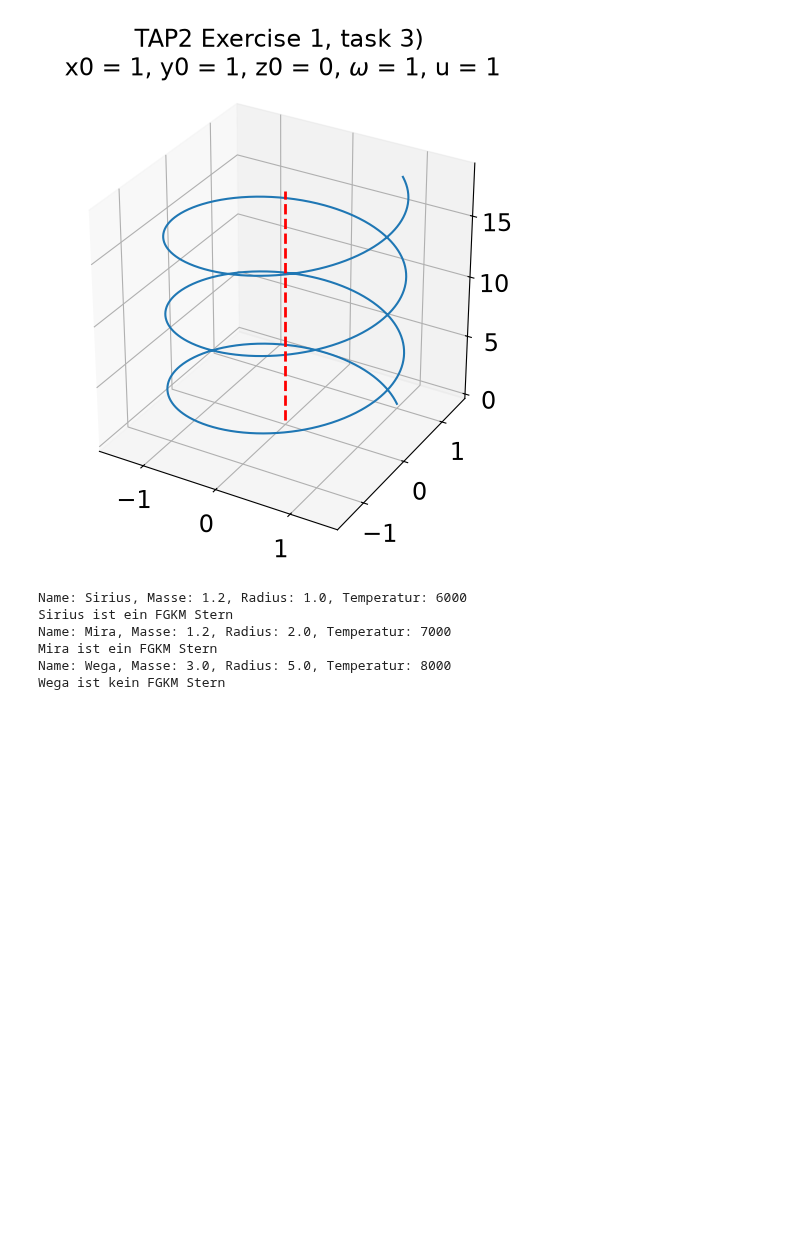
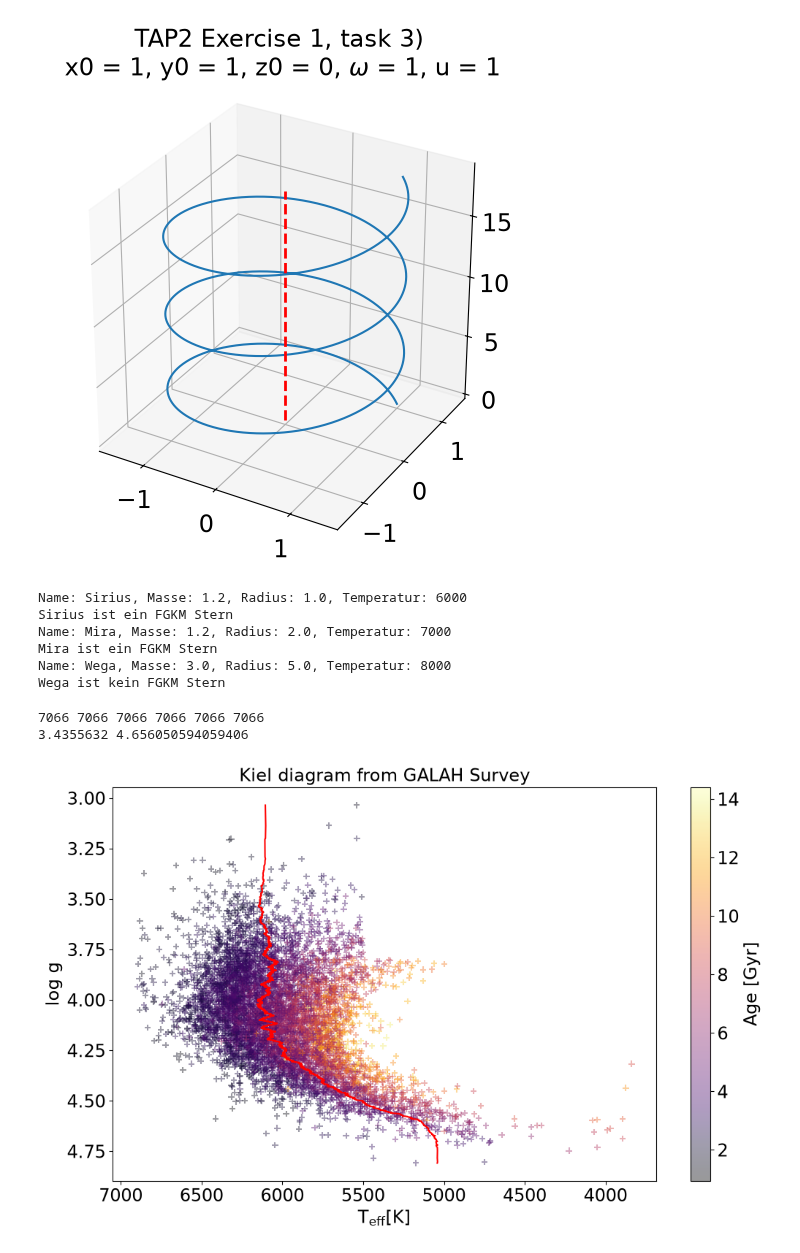
Before and after one commit to MarcusFri/NumAstro2026W_MarcusFrischherz_08225094, a Jupyter notebook: Exercise_sheet_2.ipynb, the cells around one changed output. Cells and saved outputs as stored; diff of their text form; code cells hidden in the pictures; blank space fills up the shorter version.

```diff
--- a/Exercise_sheet_2.ipynb
+++ b/Exercise_sheet_2.ipynb
@@ -347,3 +348,49 @@ Name: Mira, Masse: 1.2, Radius: 2.0, Temperatur: 7000
 Mira ist ein FGKM Stern
 Name: Wega, Masse: 3.0, Radius: 5.0, Temperatur: 8000
 Wega ist kein FGKM Stern
+# %%
+# Now with the function as shown during the exercise class
+
+def mean_trend(x, y, window):
+    """
+    Expects two sorted arrays of equal length x and y, and a window size
+    calculates a running average
+    """
+    xtrend = np.zeros_like(x)
+    ytrend = np.zeros_like(y)
+    idx_max = len(x)
+    for i in range(len(x)):
+        idx_low = max(0, i - window//2)
+        idx_up = min(idx_max, i + window//2)
+        xtrend[i] = np.nanmean(x[idx_low:idx_up])
+        ytrend[i] = np.nanmean(y[idx_low:idx_up])
+    return xtrend, ytrend
+
+sort_idx = np.argsort(logg)                                         # as log g is our x-axis, we first create a sort index based on logg
+logg_sorted = logg[sort_idx]                                        # and then sort logg
+teff_sorted = teff[sort_idx]                                        # and teff along logg
+
+window_size = 200                                                   # this is the sliding window for the running average, odd so that start_idx is a whoöe value
+
+logg_aligned, teff_avg = mean_trend(logg_sorted, teff_sorted, window_size)
+
+print(len(teff_avg), len(teff_sorted), len(teff), len(logg_aligned), len(logg_sorted), len(logg))
+print(logg_aligned.min(), logg_aligned.max())
+plt.figure()
+plt.scatter(teff, logg, marker='+', alpha=0.4, c=age, cmap='inferno')
+plt.colorbar().set_label(label='Age [Gyr]')
+plt.plot(teff_avg, logg_sorted, color='red', label='moving average')
+plt.gca().invert_xaxis()
+plt.gca().invert_yaxis()
+plt.ylabel('log g')
+plt.xlabel(r'$\mathrm{T_{eff} [K]}$')
+plt.ylabel('log g')
+#plt.legend()
+plt.title('Kiel diagram from GALAH Survey')
+
+plt.savefig('moving_avr.png')
+plt.show()
+# %% [output]
+7066 7066 7066 7066 7066 7066
+3.4355632 4.656050594059406
+[figure, added]
```
Also changed, not shown: parts of 4 cells of this notebook.
